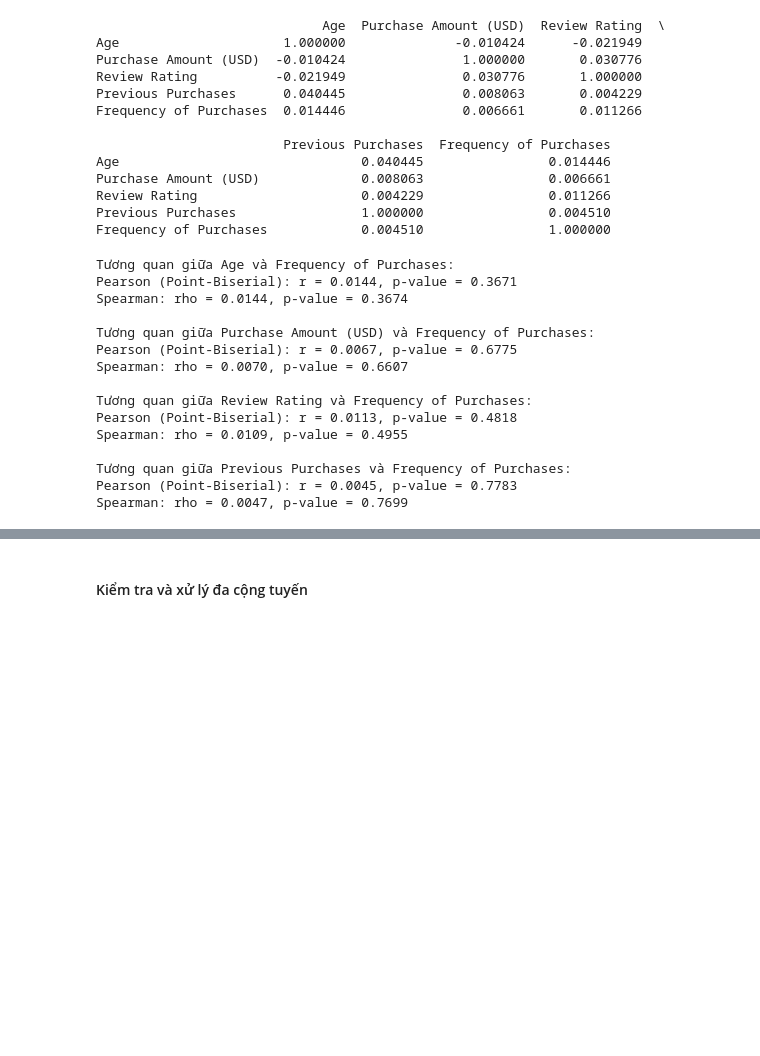
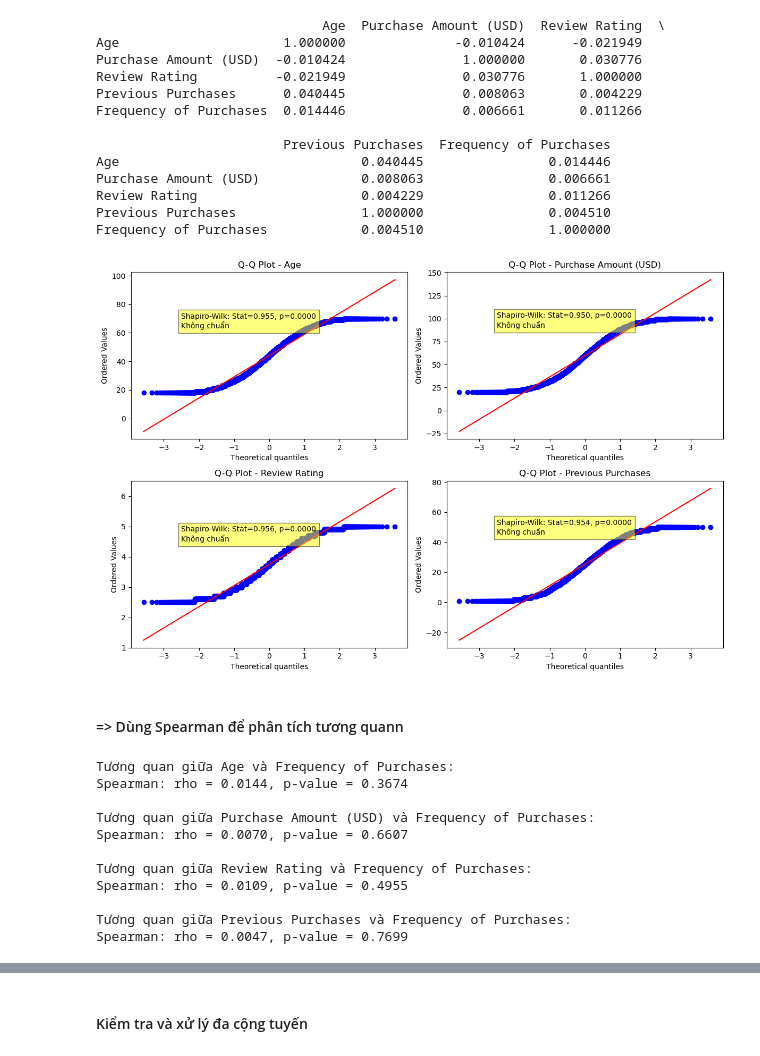
Before and after one commit to phammai1410/phantich, a Jupyter notebook: DeAn.ipynb, the cells around one changed output, grey strips where cells are left out. Saved outputs shown, nothing was run; the diff lists cells and outputs as text; code cells hidden in the pictures; blank space fills up the shorter version.

```diff
--- a/3.ipynb
+++ b/DeAn.ipynb
@@ -242,36 +241,56 @@ Purchase Amount (USD)             0.008063                0.006661
 Review Rating                     0.004229                0.011266
 Previous Purchases                1.000000                0.004510
 Frequency of Purchases            0.004510                1.000000
+# %%
+
+from scipy.stats import shapiro, probplot
+# Danh sách các biến cần kiểm tra
+variables = ['Age', 'Purchase Amount (USD)', 'Review Rating', 'Previous Purchases']
+
+# Thiết lập kích thước biểu đồ
+plt.figure(figsize=(12, 8))
+
+# Vẽ Q-Q plot cho từng biến
+for i, var in enumerate(variables, 1):
+    plt.subplot(2, 2, i)  # Tạo lưới 2x2 cho 4 biểu đồ
+    probplot(df[var], dist="norm", plot=plt)  # Vẽ Q-Q plot
+    plt.title(f'Q-Q Plot - {var}')
+
+    # Kiểm định Shapiro-Wilk
+    stat, p = shapiro(df[var])
+    # Thêm ghi chú Shapiro-Wilk vào biểu đồ
+    plt.text(-2.5, df[var].max() * 0.9, f'Shapiro-Wilk: Stat={stat:.3f}, p={p:.4f}\n'
+             f'{"Chuẩn" if p > 0.05 else "Không chuẩn"}',
+             bbox=dict(facecolor='yellow', alpha=0.5))
+
+plt.tight_layout()
+plt.show()
+# %% [output]
+[figure, added]
+# %% [markdown]
+#### => Dùng Spearman để phân tích tương quann
 # %%
-from scipy.stats import pearsonr, spearmanr
 
 # Hàm kiểm tra tương quan Pearson và Spearman
 def check_correlation(data, var1, var2):
-    # Pearson (Point-Biserial trong trường hợp này)
-    pearson_corr, pearson_p = pearsonr(data[var1], data[var2])
     # Spearman
     spearman_corr, spearman_p = spearmanr(data[var1], data[var2])
 
     print(f"\nTương quan giữa {var1} và {var2}:")
-    print(f"Pearson (Point-Biserial): r = {pearson_corr:.4f}, p-value = {pearson_p:.4f}")
     print(f"Spearman: rho = {spearman_corr:.4f}, p-value = {spearman_p:.4f}")
 
-# Kiểm tra tương quan giữa Frequency_binary và từng biến liên tục
+# Kiểm tra tương quan giữa Frequency of Purchases và từng biến liên tục
 for var in ['Age', 'Purchase Amount (USD)', 'Review Rating', 'Previous Purchases']:
     check_correlation(subset_data, var, 'Frequency of Purchases')
 # %% [output]
 Tương quan giữa Age và Frequency of Purchases:
-Pearson (Point-Biserial): r = 0.0144, p-value = 0.3671
 Spearman: rho = 0.0144, p-value = 0.3674
 
 Tương quan giữa Purchase Amount (USD) và Frequency of Purchases:
-Pearson (Point-Biserial): r = 0.0067, p-value = 0.6775
 Spearman: rho = 0.0070, p-value = 0.6607
 
 Tương quan giữa Review Rating và Frequency of Purchases:
-Pearson (Point-Biserial): r = 0.0113, p-value = 0.4818
 Spearman: rho = 0.0109, p-value = 0.4955
 
 Tương quan giữa Previous Purchases và Frequency of Purchases:
-Pearson (Point-Biserial): r = 0.0045, p-value = 0.7783
 Spearman: rho = 0.0047, p-value = 0.7699
```
Also changed, not shown: parts of 16 cells of this notebook.
